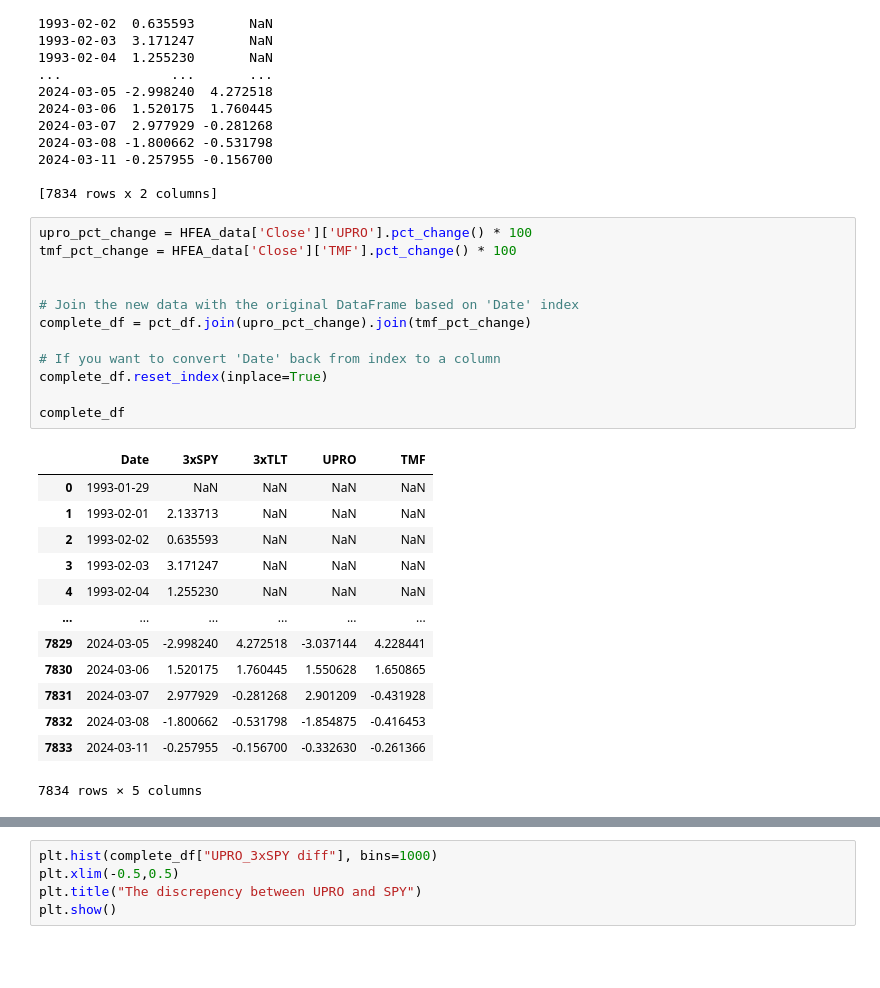
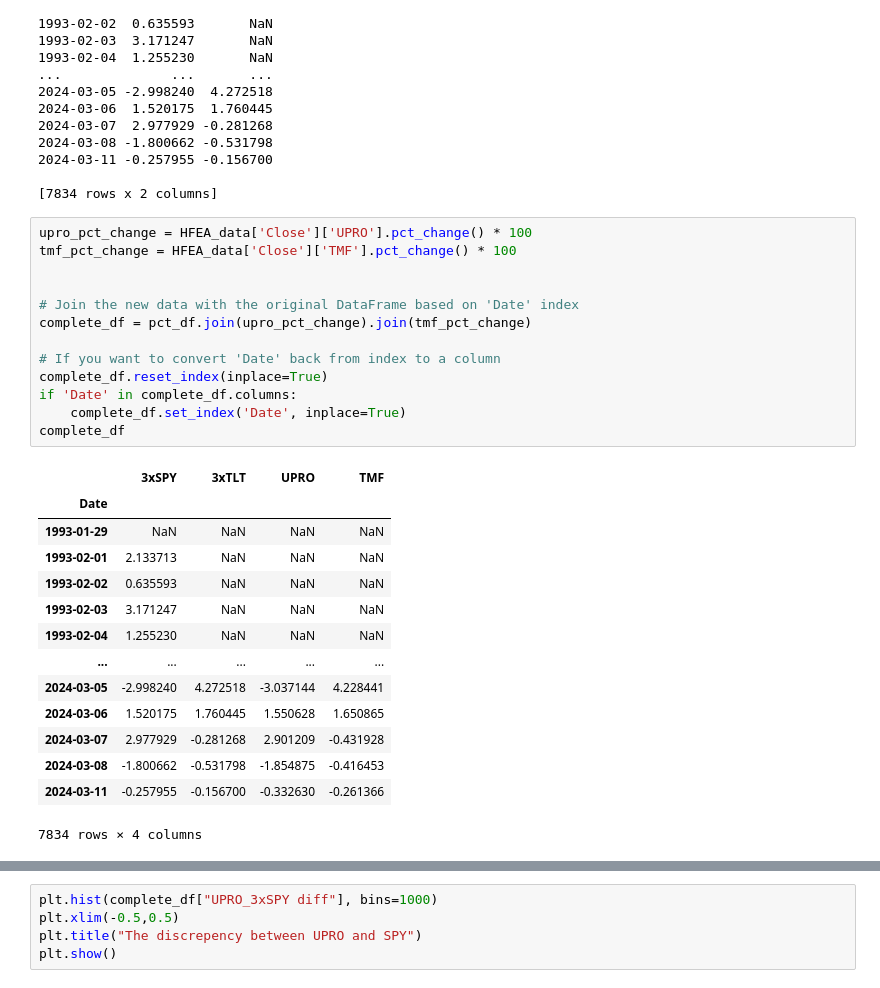
Before and after one commit to oTaira/BTBJ, a Jupyter notebook: BTBJ.ipynb, the cells around one changed output, grey strips where cells are left out. Saved outputs shown, nothing was run; the diff lists cells and outputs as text; blank space fills up the shorter version.

```diff
--- a/BTBJ.ipynb
+++ b/BTBJ.ipynb
@@ -283,29 +283,31 @@ Date
 # %%
 upro_pct_change = HFEA_data['Close']['UPRO'].pct_change() * 100
 tmf_pct_change = HFEA_data['Close']['TMF'].pct_change() * 100
 
 
 # Join the new data with the original DataFrame based on 'Date' index
 complete_df = pct_df.join(upro_pct_change).join(tmf_pct_change)
 
 # If you want to convert 'Date' back from index to a column
 complete_df.reset_index(inplace=True)
-
+if 'Date' in complete_df.columns:
+    complete_df.set_index('Date', inplace=True)
 complete_df
 # %% [output]
-|  | Date | 3xSPY | 3xTLT | UPRO | TMF |
-| 0 | 1993-01-29 | NaN | NaN | NaN | NaN |
-| 1 | 1993-02-01 | 2.133713 | NaN | NaN | NaN |
-| 2 | 1993-02-02 | 0.635593 | NaN | NaN | NaN |
-| 3 | 1993-02-03 | 3.171247 | NaN | NaN | NaN |
-| 4 | 1993-02-04 | 1.255230 | NaN | NaN | NaN |
-| ... | ... | ... | ... | ... | ... |
-| 7829 | 2024-03-05 | -2.998240 | 4.272518 | -3.037144 | 4.228441 |
-| 7830 | 2024-03-06 | 1.520175 | 1.760445 | 1.550628 | 1.650865 |
-| 7831 | 2024-03-07 | 2.977929 | -0.281268 | 2.901209 | -0.431928 |
-| 7832 | 2024-03-08 | -1.800662 | -0.531798 | -1.854875 | -0.416453 |
-| 7833 | 2024-03-11 | -0.257955 | -0.156700 | -0.332630 | -0.261366 |
+|  | 3xSPY | 3xTLT | UPRO | TMF |
+| Date |  |  |  |  |
+| 1993-01-29 | NaN | NaN | NaN | NaN |
+| 1993-02-01 | 2.133713 | NaN | NaN | NaN |
+| 1993-02-02 | 0.635593 | NaN | NaN | NaN |
+| 1993-02-03 | 3.171247 | NaN | NaN | NaN |
+| 1993-02-04 | 1.255230 | NaN | NaN | NaN |
+| ... | ... | ... | ... | ... |
+| 2024-03-05 | -2.998240 | 4.272518 | -3.037144 | 4.228441 |
+| 2024-03-06 | 1.520175 | 1.760445 | 1.550628 | 1.650865 |
+| 2024-03-07 | 2.977929 | -0.281268 | 2.901209 | -0.431928 |
+| 2024-03-08 | -1.800662 | -0.531798 | -1.854875 | -0.416453 |
+| 2024-03-11 | -0.257955 | -0.156700 | -0.332630 | -0.261366 |
-7834 rows × 5 columns
+7834 rows × 4 columns
 # %%
 complete_df
 # %% [output]
```
Also changed, not shown: parts of 23 cells of this notebook.
